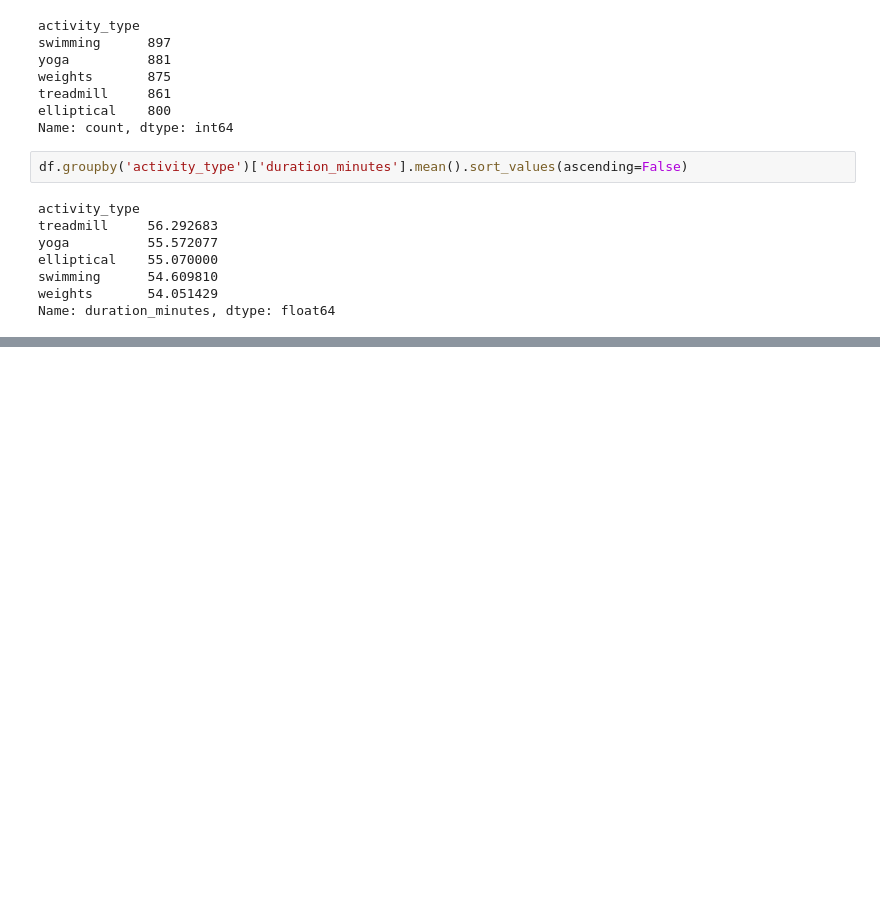
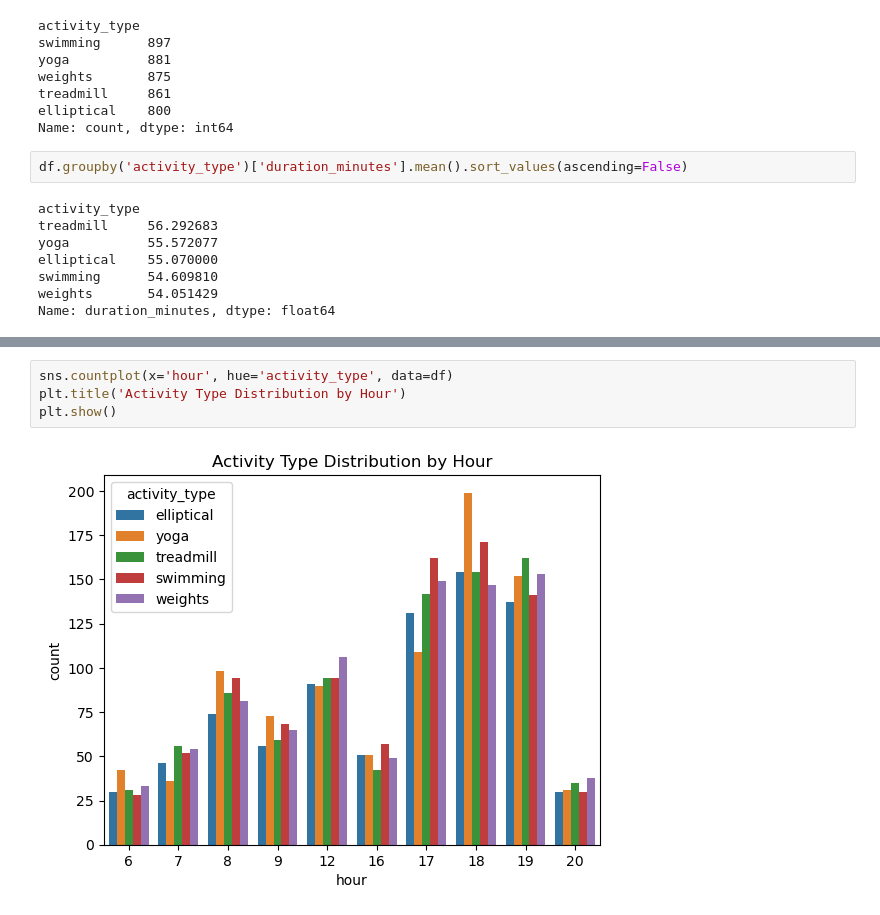
Before and after one commit to tcsimm/SyntheticGymData, a Jupyter notebook: notebooks/02_EDA.ipynb, the cells around one changed output, grey strips where cells are left out. Cells and saved outputs as stored; diff of their text form; blank space fills up the shorter version.

```diff
--- a/notebooks/02_EDA.ipynb
+++ b/notebooks/02_EDA.ipynb
@@ -89,0 +114,6 @@ Name: duration_minutes, dtype: float64
+# %%
+sns.countplot(x='hour', hue='activity_type', data=df)
+plt.title('Activity Type Distribution by Hour')
+plt.show()
+# %% [output]
+[figure, added]
```
Also changed, not shown: parts of 2 cells of this notebook.
